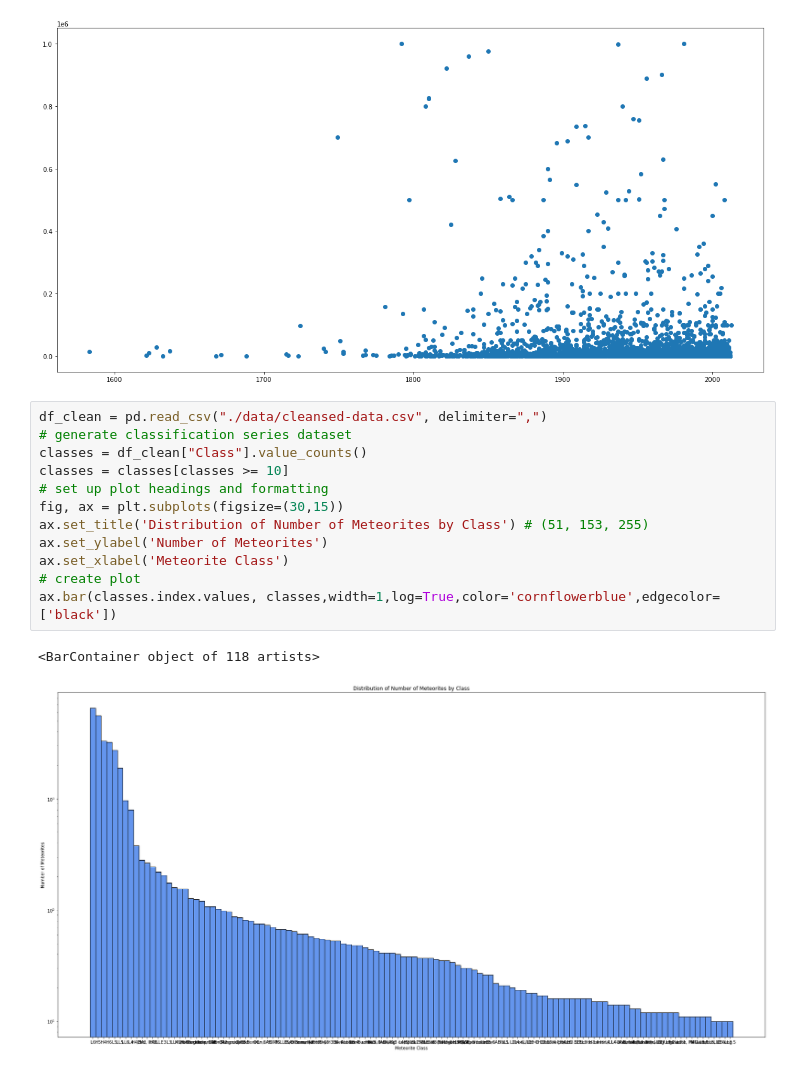
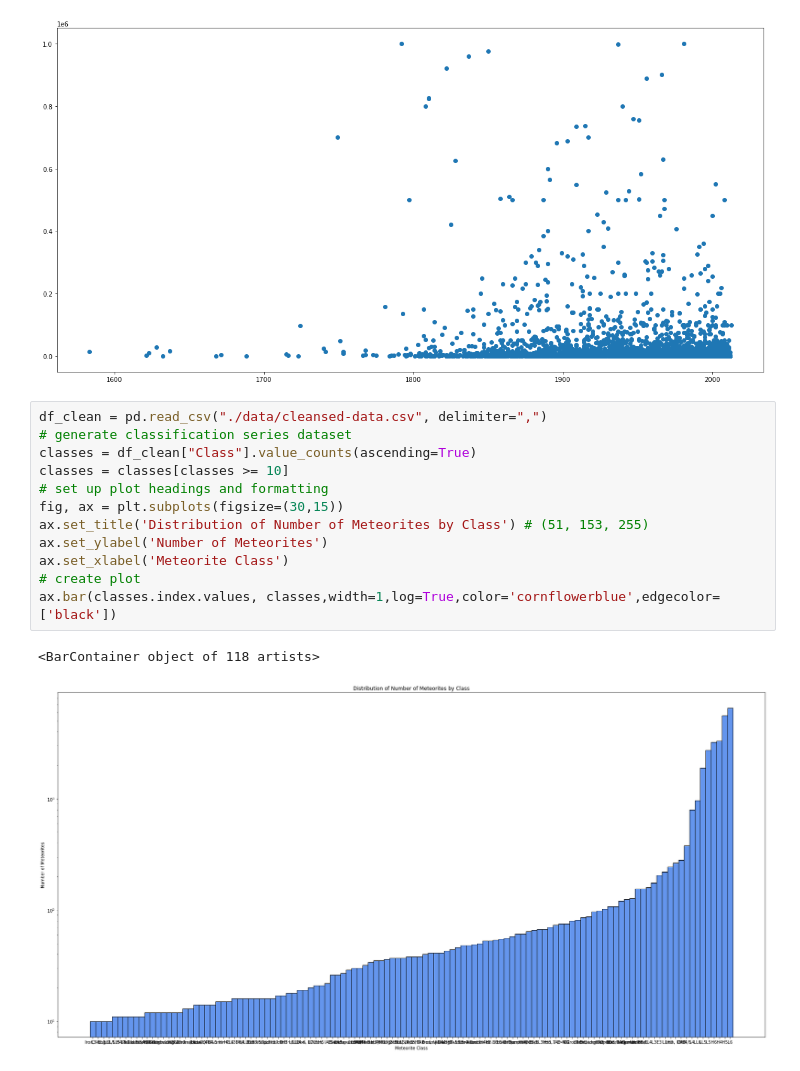
Before and after one commit to erifyc1/meteorite-visualization, a Jupyter notebook: metrics.ipynb, the cells around one changed output. Cells and saved outputs as stored; diff of their text form.

Commit message:
graph flip

```diff
--- a/metrics.ipynb
+++ b/metrics.ipynb
@@ -20,15 +20,15 @@ plt.show() #do average mass of meteorites per year
 # %%
 df_clean = pd.read_csv("./data/cleansed-data.csv", delimiter=",")
 # generate classification series dataset
-classes = df_clean["Class"].value_counts()
+classes = df_clean["Class"].value_counts(ascending=True)
 classes = classes[classes >= 10]
 # set up plot headings and formatting
 fig, ax = plt.subplots(figsize=(30,15))
 ax.set_title('Distribution of Number of Meteorites by Class') # (51, 153, 255)
 ax.set_ylabel('Number of Meteorites')
 ax.set_xlabel('Meteorite Class')
 # create plot
 ax.bar(classes.index.values, classes,width=1,log=True,color='cornflowerblue',edgecolor=['black'])
 # %% [output]
 <BarContainer object of 118 artists>
-[figure, old version]
+[figure, new version]
```
